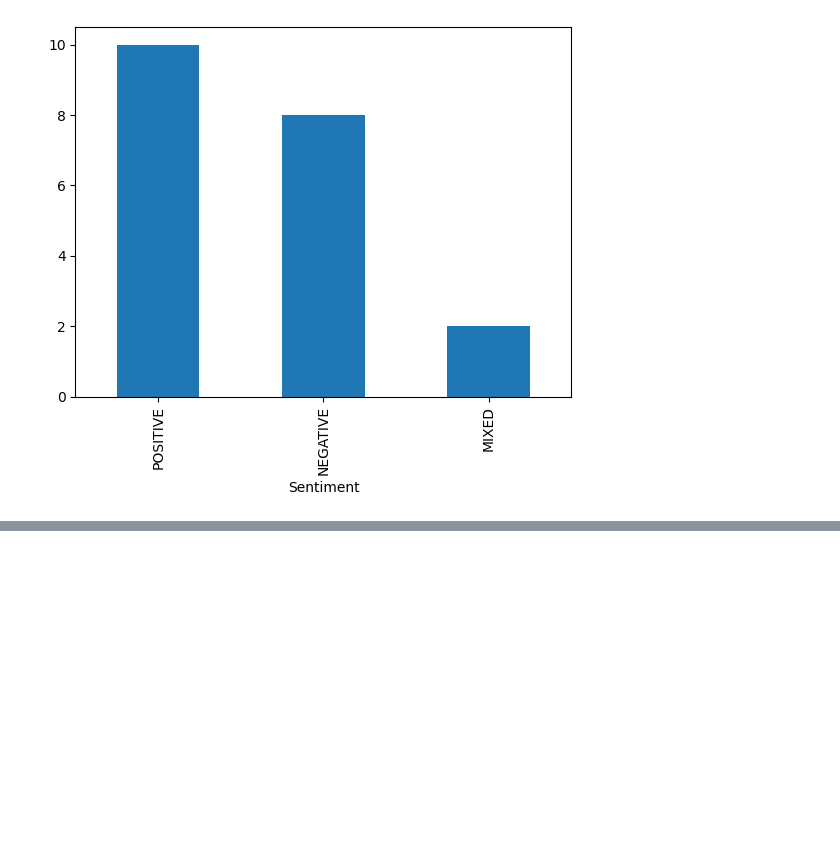
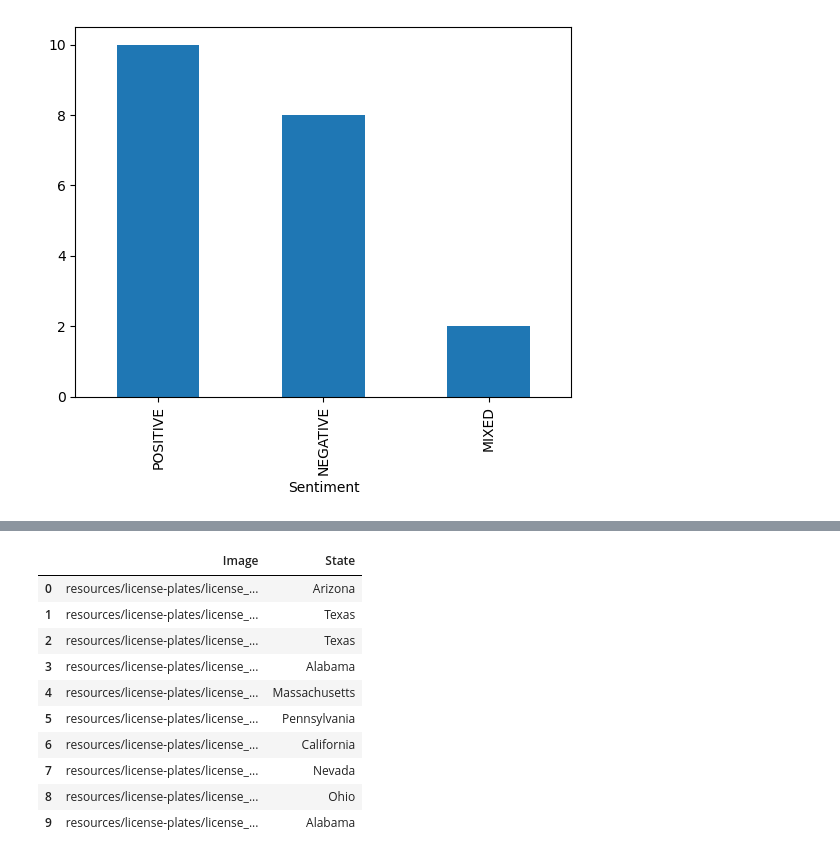
Before and after one commit to bencombsHIG/AI-API, a Jupyter notebook: main.ipynb, the cells around one changed output, grey strips where cells are left out. Saved outputs shown, nothing was run; the diff lists cells and outputs as text; code cells hidden in the pictures; blank space fills up the shorter version.

```diff
--- a/main.ipynb
+++ b/main.ipynb
@@ -155,0 +156,10 @@ states = [
+# %%
+bucket_name = 'techcatalyst-public'
+
+def detect_license_state(bucket, key):
+    idx = 0
+    response = rekognition.detect_text(Image={'S3Object':{'Bucket':bucket,'Name':key}})
+    for text in response['TextDetections']:
+        if text['DetectedText'].upper() in states:
+            idx += 1
+            print(idx, text)
@@ -155,0 +220,15 @@ states = [
+# %%
+states_df = pd.DataFrame(detected_states)
+states_df
+# %% [output]
+|  | Image | State |
+| 0 | resources/license-plates/license_... | Arizona |
+| 1 | resources/license-plates/license_... | Texas |
+| 2 | resources/license-plates/license_... | Texas |
+| 3 | resources/license-plates/license_... | Alabama |
+| 4 | resources/license-plates/license_... | Massachusetts |
+| 5 | resources/license-plates/license_... | Pennsylvania |
+| 6 | resources/license-plates/license_... | California |
+| 7 | resources/license-plates/license_... | Nevada |
+| 8 | resources/license-plates/license_... | Ohio |
+| 9 | resources/license-plates/license_... | Alabama |
```
Also changed, not shown: parts of 10 cells of this notebook, 1 other file.
